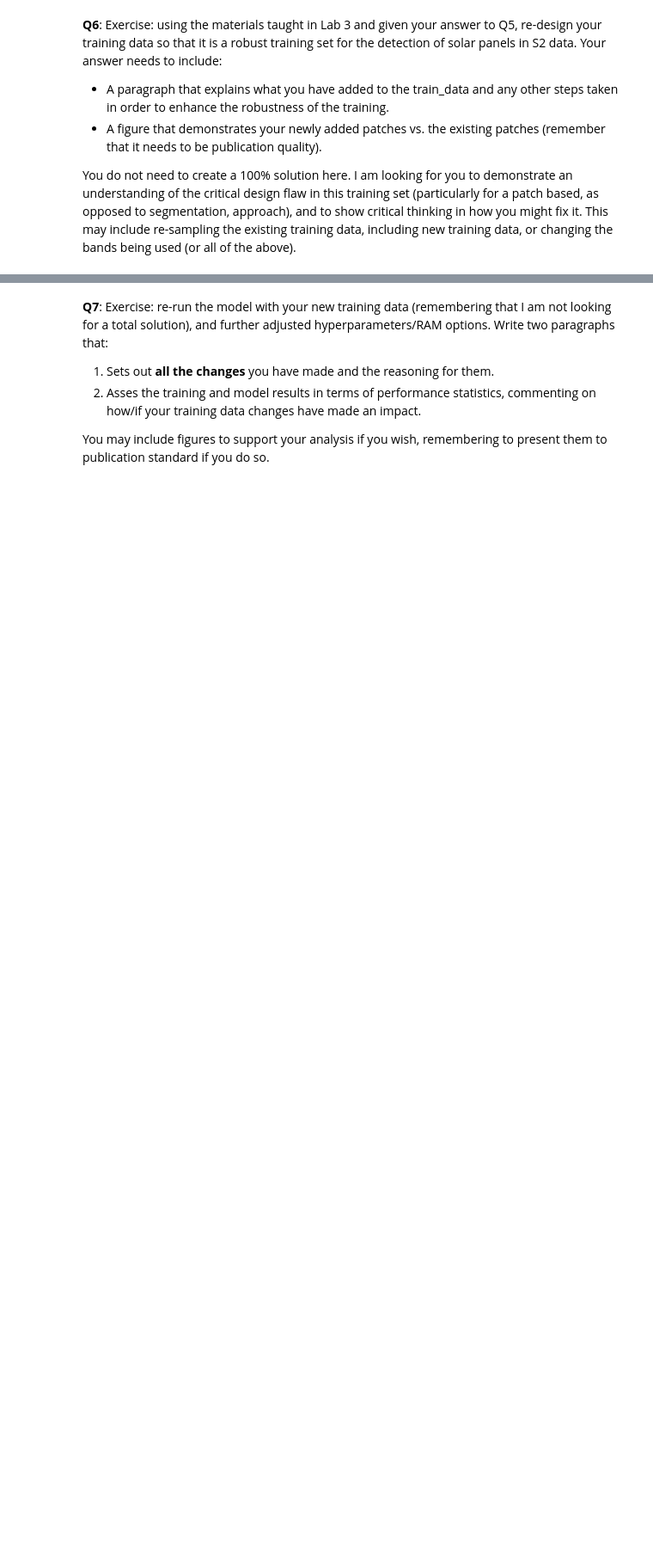
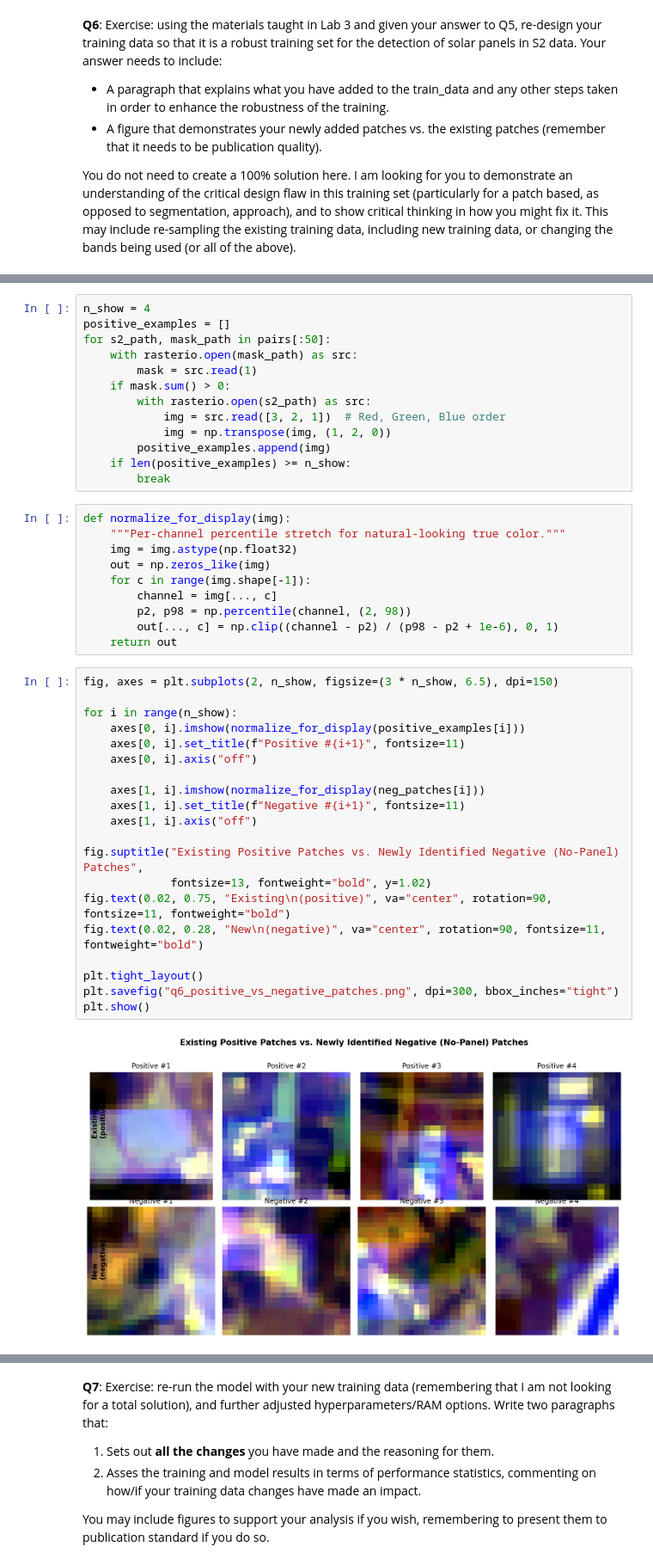
Before and after one commit to dhruvpGEE/SatelliteDataAI-UOA, a Jupyter notebook: Lab-Notebooks/DhruvPatel_761_Lab4.ipynb, the cells around one changed output, grey strips where cells are left out. Shown at 86% size. Cells and saved outputs as stored; diff of their text form; blank space fills up the shorter version.

```diff
--- a/Lab-Notebooks/DhruvPatel_761_Lab4.ipynb
+++ b/Lab-Notebooks/DhruvPatel_761_Lab4.ipynb
@@ -484,0 +520,45 @@ You do not need to create a 100% solution here. I am looking for you to demonstr
+# %%
+n_show = 4
+positive_examples = []
+for s2_path, mask_path in pairs[:50]:
+    with rasterio.open(mask_path) as src:
+        mask = src.read(1)
+    if mask.sum() > 0:
+        with rasterio.open(s2_path) as src:
+            img = src.read([3, 2, 1])  # Red, Green, Blue order
+            img = np.transpose(img, (1, 2, 0))
+        positive_examples.append(img)
+    if len(positive_examples) >= n_show:
+        break
+# %%
+def normalize_for_display(img):
+    """Per-channel percentile stretch for natural-looking true color."""
+    img = img.astype(np.float32)
+    out = np.zeros_like(img)
+    for c in range(img.shape[-1]):
+        channel = img[..., c]
+        p2, p98 = np.percentile(channel, (2, 98))
+        out[..., c] = np.clip((channel - p2) / (p98 - p2 + 1e-6), 0, 1)
+    return out
+# %%
+fig, axes = plt.subplots(2, n_show, figsize=(3 * n_show, 6.5), dpi=150)
+
+for i in range(n_show):
+    axes[0, i].imshow(normalize_for_display(positive_examples[i]))
+    axes[0, i].set_title(f"Positive #{i+1}", fontsize=11)
+    axes[0, i].axis("off")
+
+    axes[1, i].imshow(normalize_for_display(neg_patches[i]))
+    axes[1, i].set_title(f"Negative #{i+1}", fontsize=11)
+    axes[1, i].axis("off")
+
+fig.suptitle("Existing Positive Patches vs. Newly Identified Negative (No-Panel) Patches",
+             fontsize=13, fontweight="bold", y=1.02)
+fig.text(0.02, 0.75, "Existing\n(positive)", va="center", rotation=90, fontsize=11, fontweight="bold")
+fig.text(0.02, 0.28, "New\n(negative)", va="center", rotation=90, fontsize=11, fontweight="bold")
+
+plt.tight_layout()
+plt.savefig("q6_positive_vs_negative_patches.png", dpi=300, bbox_inches="tight")
+plt.show()
+# %% [output]
+[figure, added]
```
Also changed, not shown: parts of 5 cells of this notebook.
